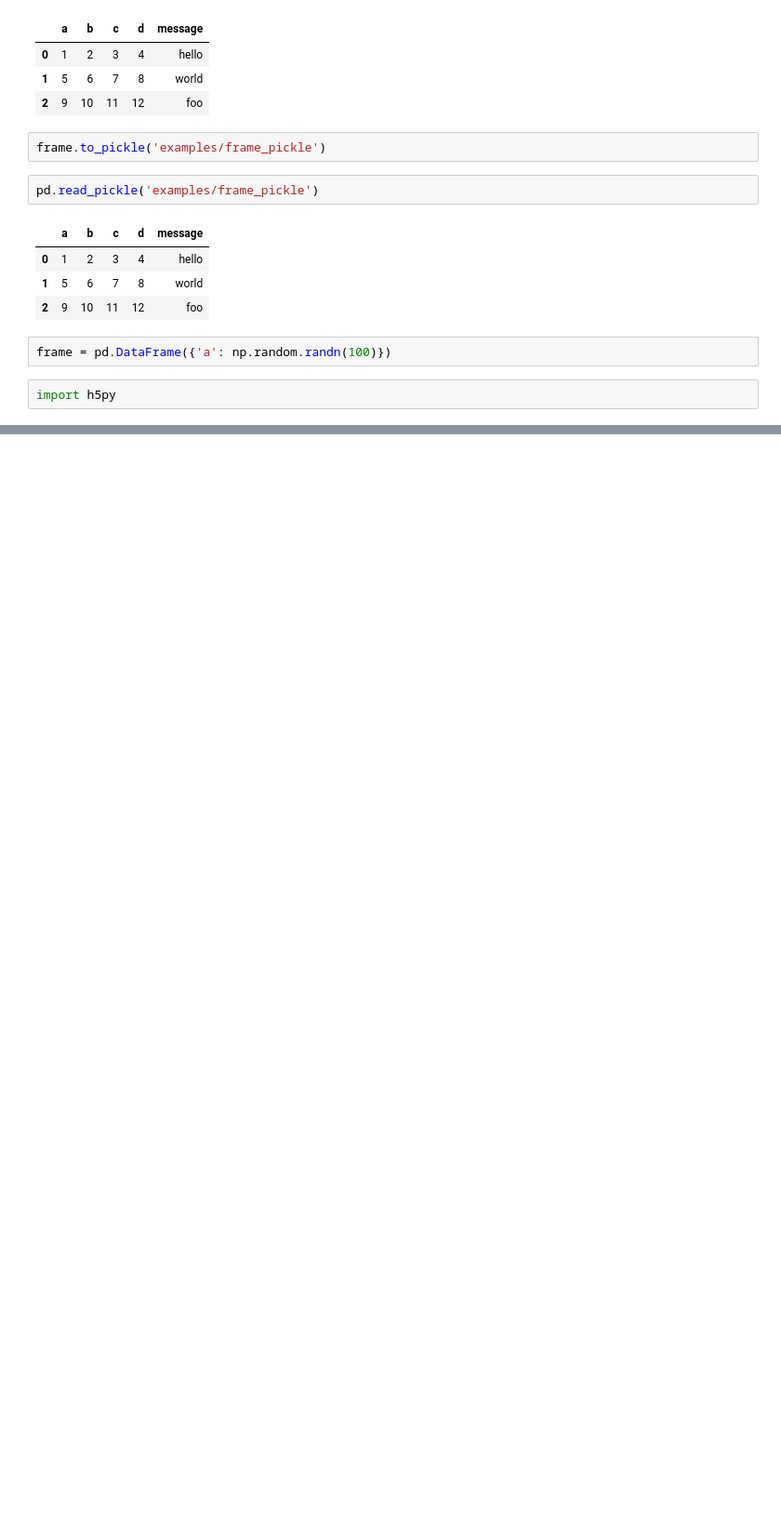
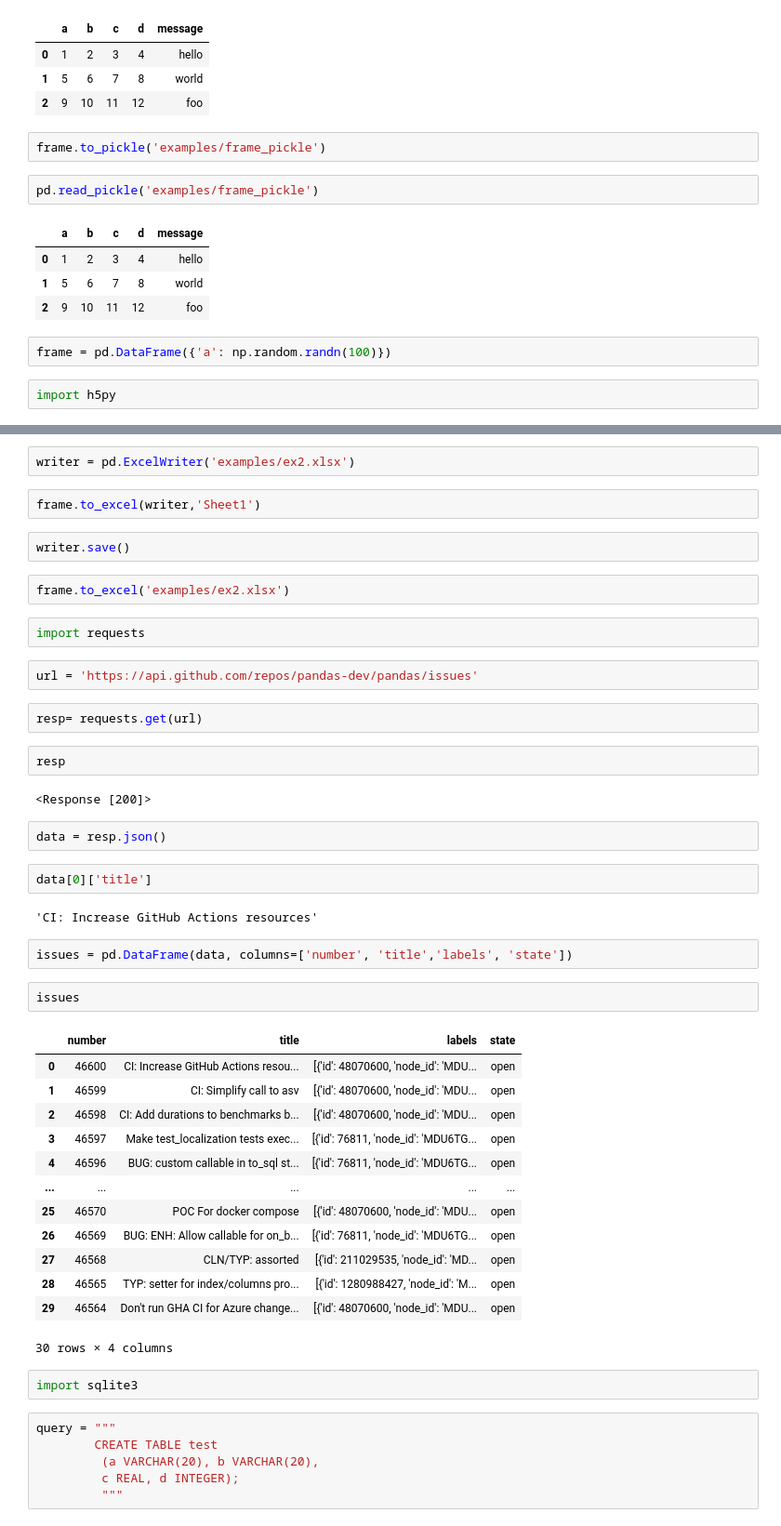
Before and after one commit to AlissaWalker/WesWrangling, a Jupyter notebook: Chapter6WorkAlong.ipynb, the cells around one changed output, grey strips where cells are left out. Shown at 93% size. Cells and saved outputs as stored; diff of their text form; blank space fills up the shorter version.

```diff
--- a/Chapter6WorkAlong.ipynb
+++ b/Chapter6WorkAlong.ipynb
@@ -471,0 +546,50 @@ UsageError: Unknown variable '[obj1]'
+# %%
+writer = pd.ExcelWriter('examples/ex2.xlsx')
+# %%
+frame.to_excel(writer,'Sheet1')
+# %%
+writer.save()
+# %%
+frame.to_excel('examples/ex2.xlsx')
+# %%
+import requests
+# %%
+url = 'https://api.github.com/repos/pandas-dev/pandas/issues'
+# %%
+resp= requests.get(url)
+# %%
+resp
+# %% [output]
+<Response [200]>
+# %%
+data = resp.json()
+# %%
+data[0]['title']
+# %% [output]
+'CI: Increase GitHub Actions resources'
+# %%
+issues = pd.DataFrame(data, columns=['number', 'title','labels', 'state'])
+# %%
+issues
+# %% [output]
+|  | number | title | labels | state |
+| 0 | 46600 | CI: Increase GitHub Actions resou... | [{'id': 48070600, 'node_id': 'MDU... | open |
+| 1 | 46599 | CI: Simplify call to asv | [{'id': 48070600, 'node_id': 'MDU... | open |
+| 2 | 46598 | CI: Add durations to benchmarks b... | [{'id': 48070600, 'node_id': 'MDU... | open |
+| 3 | 46597 | Make test_localization tests exec... | [{'id': 76811, 'node_id': 'MDU6TG... | open |
+| 4 | 46596 | BUG: custom callable in to_sql st... | [{'id': 76811, 'node_id': 'MDU6TG... | open |
+| ... | ... | ... | ... | ... |
+| 25 | 46570 | POC For docker compose | [{'id': 48070600, 'node_id': 'MDU... | open |
+| 26 | 46569 | BUG: ENH: Allow callable for on_b... | [{'id': 76811, 'node_id': 'MDU6TG... | open |
+| 27 | 46568 | CLN/TYP: assorted | [{'id': 211029535, 'node_id': 'MD... | open |
+| 28 | 46565 | TYP: setter for index/columns pro... | [{'id': 1280988427, 'node_id': 'M... | open |
+| 29 | 46564 | Don't run GHA CI for Azure change... | [{'id': 48070600, 'node_id': 'MDU... | open |
+30 rows × 4 columns
+# %%
+import sqlite3
+# %%
+query = """
+        CREATE TABLE test
+         (a VARCHAR(20), b VARCHAR(20),
+         c REAL, d INTEGER);
+         """
```
Also changed, not shown: parts of 34 cells of this notebook, 3 other files.
